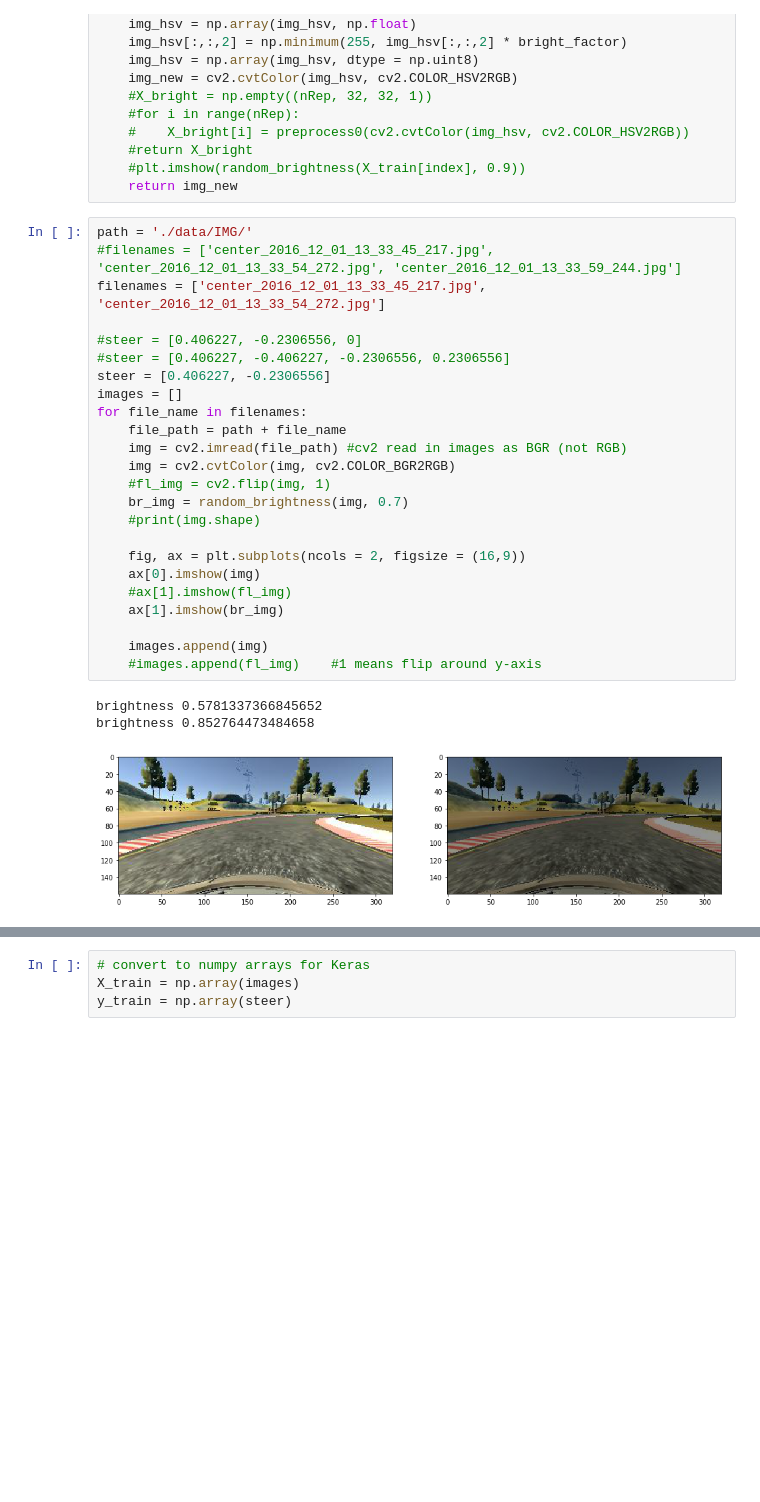
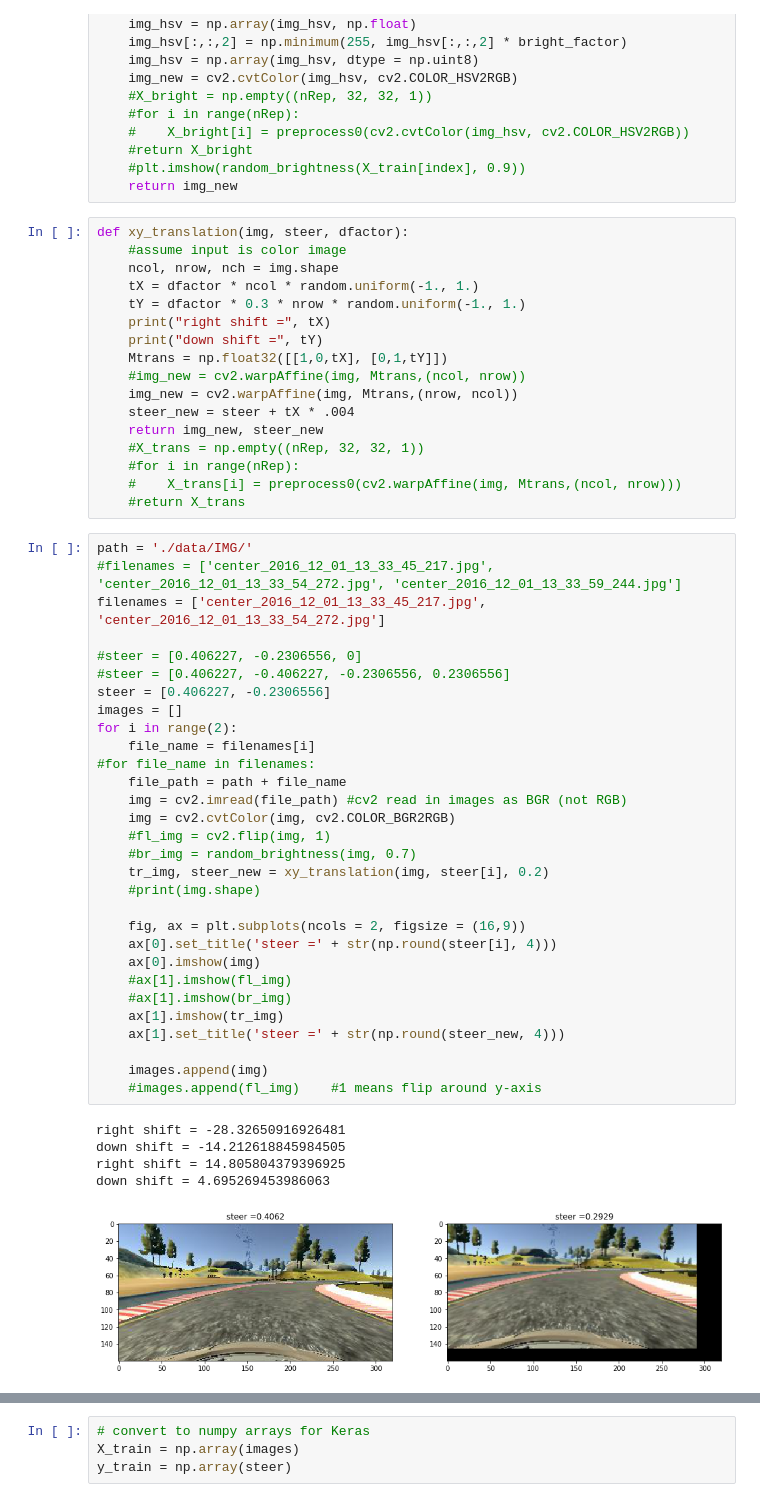
Before and after one commit to xingliuUT/CarND-Behavioral-Cloning-P3, a Jupyter notebook: image_augmentation.ipynb, the cells around one changed output, grey strips where cells are left out. Cells and saved outputs as stored; diff of their text form; blank space fills up the shorter version.

Commit message:
feat: horizontally & vertically translate image

```diff
--- a/image_augmentation.ipynb
+++ b/image_augmentation.ipynb
@@ -25,31 +25,56 @@ def random_brightness(img, factor):#, nRep):
     #return X_bright
     #plt.imshow(random_brightness(X_train[index], 0.9))
     return img_new
+# %%
+def xy_translation(img, steer, dfactor):
+    #assume input is color image
+    ncol, nrow, nch = img.shape
+    tX = dfactor * ncol * random.uniform(-1., 1.)
+    tY = dfactor * 0.3 * nrow * random.uniform(-1., 1.)
+    print("right shift =", tX)
+    print("down shift =", tY)
+    Mtrans = np.float32([[1,0,tX], [0,1,tY]])
+    #img_new = cv2.warpAffine(img, Mtrans,(ncol, nrow))
+    img_new = cv2.warpAffine(img, Mtrans,(nrow, ncol))
+    steer_new = steer + tX * .004
+    return img_new, steer_new
+    #X_trans = np.empty((nRep, 32, 32, 1))
+    #for i in range(nRep):
+    #    X_trans[i] = preprocess0(cv2.warpAffine(img, Mtrans,(ncol, nrow)))
+    #return X_trans
 # %%
 path = './data/IMG/'
 #filenames = ['center_2016_12_01_13_33_45_217.jpg', 'center_2016_12_01_13_33_54_272.jpg', 'center_2016_12_01_13_33_59_244.jpg']
 filenames = ['center_2016_12_01_13_33_45_217.jpg', 'center_2016_12_01_13_33_54_272.jpg']
 
 #steer = [0.406227, -0.2306556, 0]
 #steer = [0.406227, -0.406227, -0.2306556, 0.2306556]
 steer = [0.406227, -0.2306556]
 images = []
-for file_name in filenames:
+for i in range(2):
+    file_name = filenames[i]
+#for file_name in filenames:
     file_path = path + file_name
     img = cv2.imread(file_path) #cv2 read in images as BGR (not RGB)
     img = cv2.cvtColor(img, cv2.COLOR_BGR2RGB)
     #fl_img = cv2.flip(img, 1)
-    br_img = random_brightness(img, 0.7)
+    #br_img = random_brightness(img, 0.7)
+    tr_img, steer_new = xy_translation(img, steer[i], 0.2)
     #print(img.shape)
 
     fig, ax = plt.subplots(ncols = 2, figsize = (16,9))
+    ax[0].set_title('steer =' + str(np.round(steer[i], 4)))
     ax[0].imshow(img)
     #ax[1].imshow(fl_img)
-    ax[1].imshow(br_img)
+    #ax[1].imshow(br_img)
+    ax[1].imshow(tr_img)
+    ax[1].set_title('steer =' + str(np.round(steer_new, 4)))
 
     images.append(img)
     #images.append(fl_img)    #1 means flip around y-axis
 # %% [output]
-brightness 0.5781337366845652
-brightness 0.852764473484658
+right shift = -28.32650916926481
+down shift = -14.212618845984505
+right shift = 14.805804379396925
+down shift = 4.695269453986063
-[figure, old version]
+[figure, new version]
```
Also changed, not shown: parts of 1 cell of this notebook.
